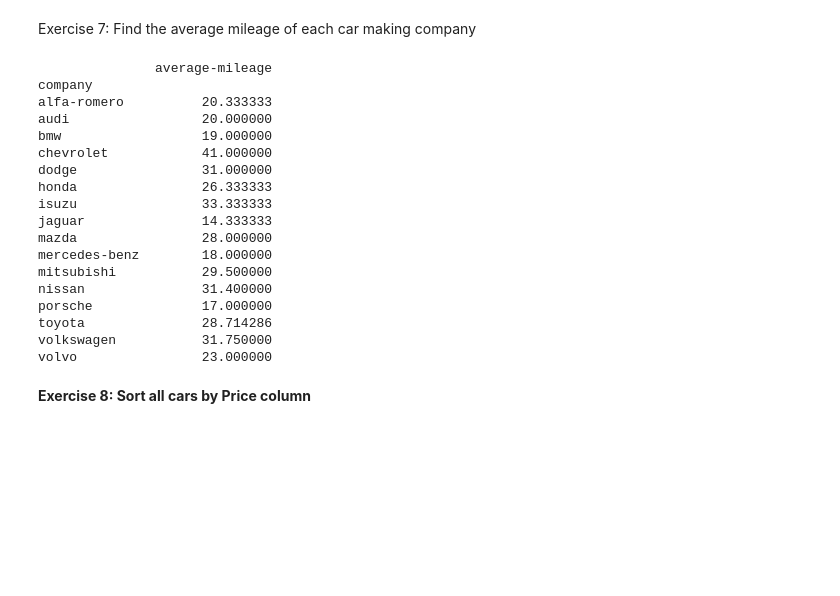
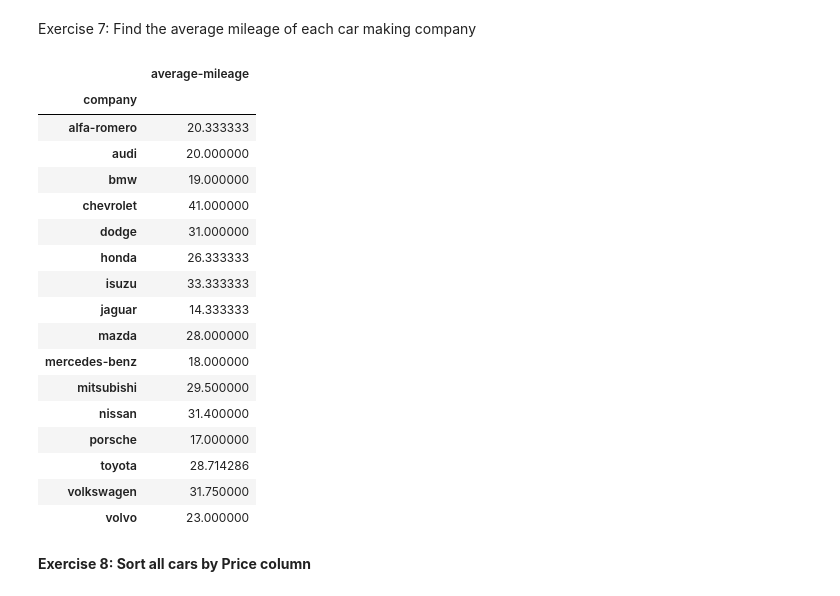
Before and after one commit to hydermbs/Python-exercise, a Jupyter notebook: pandas_exercises.ipynb, the cells around one changed output. Saved outputs shown, nothing was run; the diff lists cells and outputs as text; code cells hidden in the pictures; blank space fills up the shorter version.

```diff
--- a/pandas_exercises.ipynb
+++ b/pandas_exercises.ipynb
@@ -129,26 +129,26 @@ Exercise 7: Find the average mileage of each car making company
 # %%
 car_manufacture = df.groupby('company')
 milage_df = car_manufacture['company','average-mileage'].mean()
-print(milage_df)
+milage_df
 # %% [output]
-               average-mileage
-company
-alfa-romero          20.333333
-audi                 20.000000
-bmw                  19.000000
-chevrolet            41.000000
-dodge                31.000000
-honda                26.333333
-isuzu                33.333333
-jaguar               14.333333
-mazda                28.000000
-mercedes-benz        18.000000
-mitsubishi           29.500000
-nissan               31.400000
-porsche              17.000000
-toyota               28.714286
-volkswagen           31.750000
-volvo                23.000000
+|  | average-mileage |
+| company |  |
+| alfa-romero | 20.333333 |
+| audi | 20.000000 |
+| bmw | 19.000000 |
+| chevrolet | 41.000000 |
+| dodge | 31.000000 |
+| honda | 26.333333 |
+| isuzu | 33.333333 |
+| jaguar | 14.333333 |
+| mazda | 28.000000 |
+| mercedes-benz | 18.000000 |
+| mitsubishi | 29.500000 |
+| nissan | 31.400000 |
+| porsche | 17.000000 |
+| toyota | 28.714286 |
+| volkswagen | 31.750000 |
+| volvo | 23.000000 |
 # %% [markdown]
 **Exercise 8: Sort all cars by Price column**
 # %%
```
Also changed, not shown: parts of 1 cell of this notebook.
